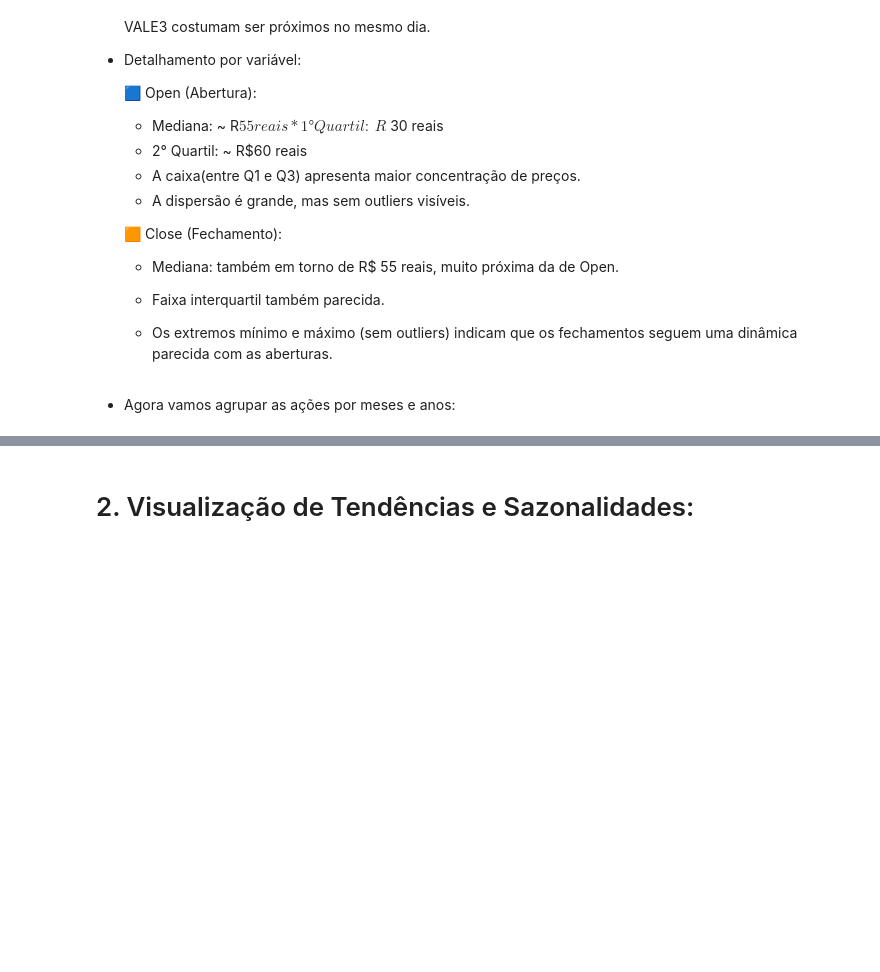
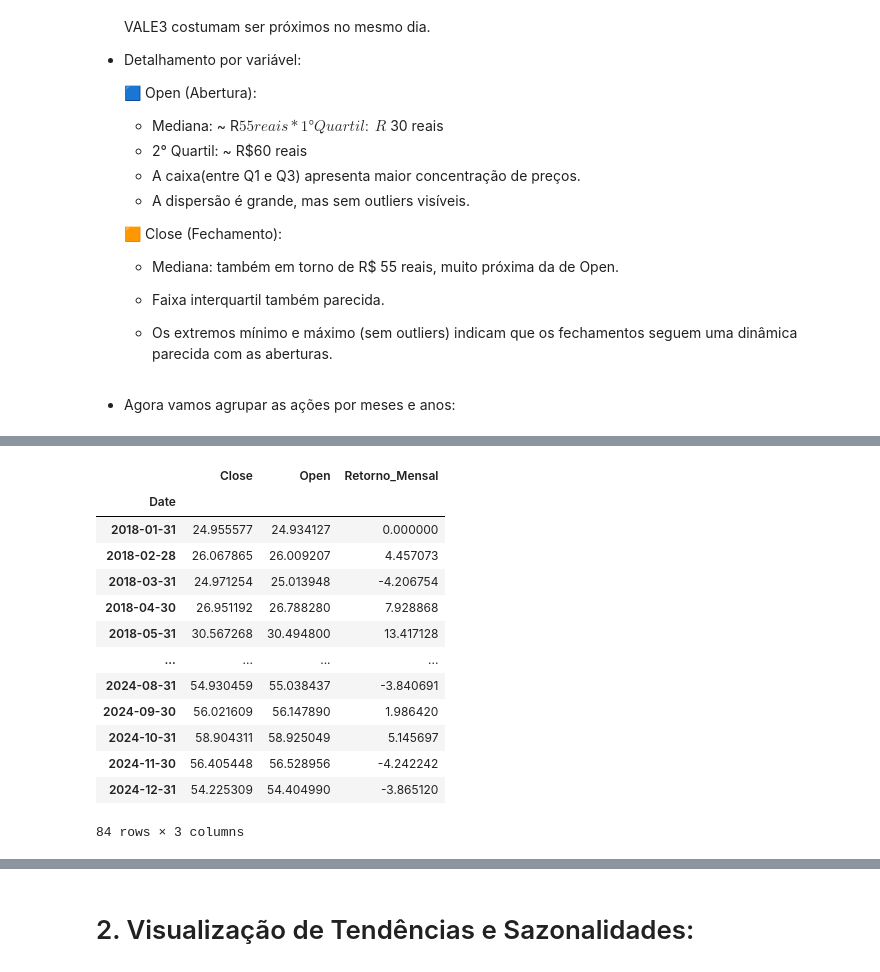
Before and after one commit to DanielCFigueira/Analise_Dados_das_Acoes_VALE3, a Jupyter notebook: Projeto_analise _de_acoes_vale.ipynb, the cells around one changed output, grey strips where cells are left out. Drawn from its saved outputs; the diff is of its cells as text; code cells hidden in the pictures; blank space fills up the shorter version.

```diff
--- a/Projeto_analise _de_acoes_vale.ipynb
+++ b/Projeto_analise _de_acoes_vale.ipynb
@@ -87,12 +123,21 @@ df_acoes_anos
 # %%
-# Retornos mensais reais (para estratégia ou avaliação de desempenho):
-df_mensal_CO = vale[['Close', 'Open']].resample('M').agg({
-    'Close': 'last',
-    'Open': 'first'
-})
-df_mensal_CO['Retorno_Mensal'] = df_mensal_CO['Close'].pct_change() * 100
-
 # Média mensal para suavização ou input em modelos preditivos:
 df_acoes_meses = vale[['Close', 'Open']].resample('M').mean()
 df_acoes_meses['Retorno_Mensal'] = df_acoes_meses['Close'].pct_change() * 100
 df_acoes_meses['Retorno_Mensal'] = df_acoes_meses['Retorno_Mensal'].fillna(0)
+df_acoes_meses
+# %% [output]
+|  | Close | Open | Retorno_Mensal |
+| Date |  |  |  |
+| 2018-01-31 | 24.955577 | 24.934127 | 0.000000 |
+| 2018-02-28 | 26.067865 | 26.009207 | 4.457073 |
+| 2018-03-31 | 24.971254 | 25.013948 | -4.206754 |
+| 2018-04-30 | 26.951192 | 26.788280 | 7.928868 |
+| 2018-05-31 | 30.567268 | 30.494800 | 13.417128 |
+| ... | ... | ... | ... |
+| 2024-08-31 | 54.930459 | 55.038437 | -3.840691 |
+| 2024-09-30 | 56.021609 | 56.147890 | 1.986420 |
+| 2024-10-31 | 58.904311 | 58.925049 | 5.145697 |
+| 2024-11-30 | 56.405448 | 56.528956 | -4.242242 |
+| 2024-12-31 | 54.225309 | 54.404990 | -3.865120 |
+84 rows × 3 columns
```
Also changed, not shown: parts of 18 cells of this notebook, 1 other file.
